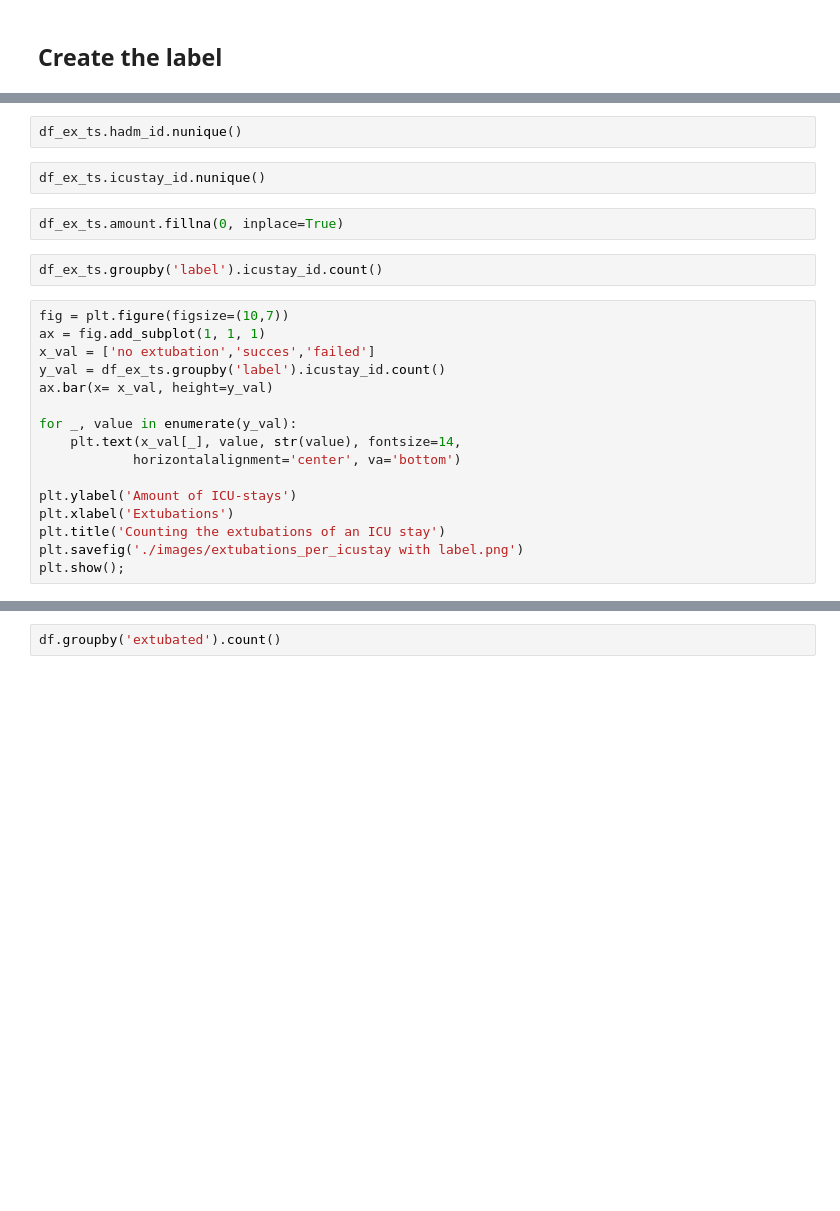
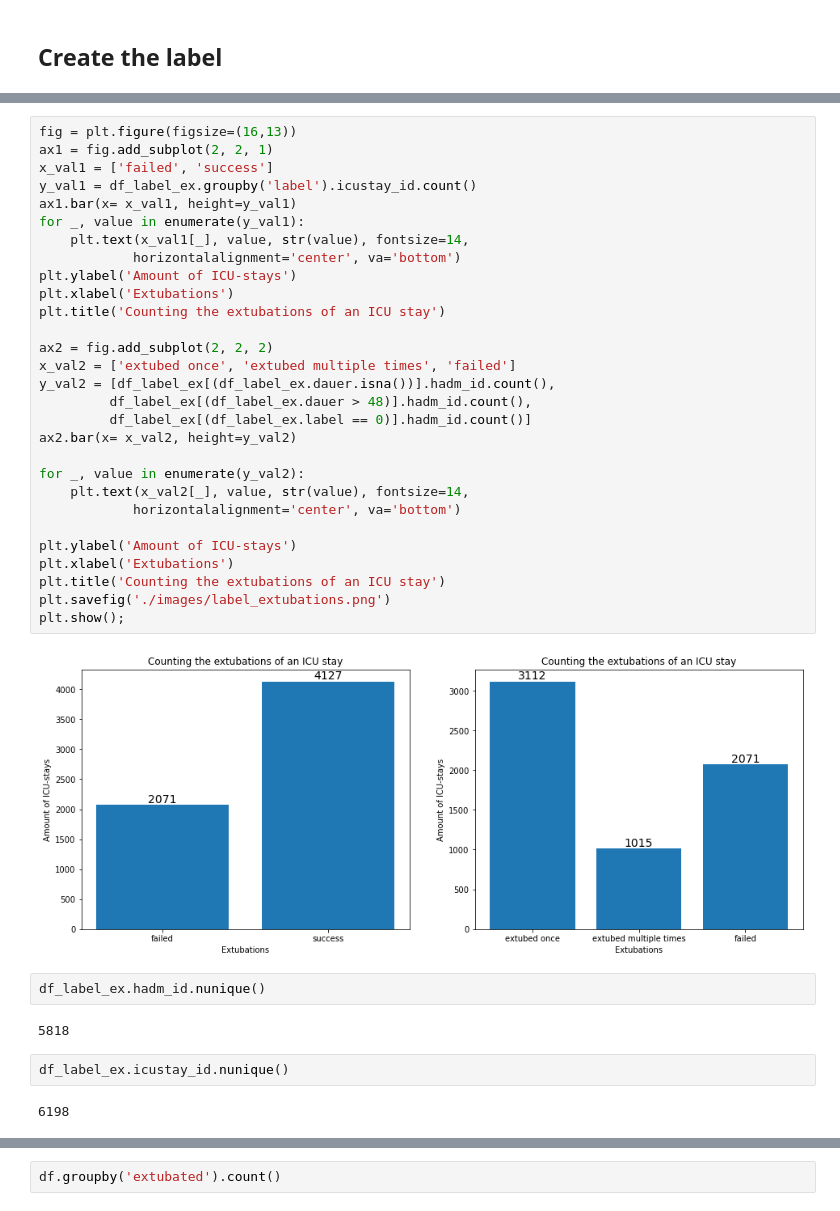
Before and after one commit to m-kno/mimic3, a Jupyter notebook: MIMIC_EDA.ipynb, the cells around one changed output, grey strips where cells are left out. Saved outputs shown, nothing was run; the diff lists cells and outputs as text; blank space fills up the shorter version.

```diff
--- a/MIMIC_EDA.ipynb
+++ b/MIMIC_EDA.ipynb
@@ -202,24 +366,39 @@ df_ex_ts.shape
+# %%
+fig = plt.figure(figsize=(16,13))
+ax1 = fig.add_subplot(2, 2, 1)
+x_val1 = ['failed', 'success']
+y_val1 = df_label_ex.groupby('label').icustay_id.count()
+ax1.bar(x= x_val1, height=y_val1)
+for _, value in enumerate(y_val1):
+    plt.text(x_val1[_], value, str(value), fontsize=14,
+            horizontalalignment='center', va='bottom')
+plt.ylabel('Amount of ICU-stays')
+plt.xlabel('Extubations')
+plt.title('Counting the extubations of an ICU stay')
+
+ax2 = fig.add_subplot(2, 2, 2)
+x_val2 = ['extubed once', 'extubed multiple times', 'failed']
+y_val2 = [df_label_ex[(df_label_ex.dauer.isna())].hadm_id.count(),
+         df_label_ex[(df_label_ex.dauer > 48)].hadm_id.count(),
+         df_label_ex[(df_label_ex.label == 0)].hadm_id.count()]
+ax2.bar(x= x_val2, height=y_val2)
+
+for _, value in enumerate(y_val2):
+    plt.text(x_val2[_], value, str(value), fontsize=14,
+            horizontalalignment='center', va='bottom')
+
+plt.ylabel('Amount of ICU-stays')
+plt.xlabel('Extubations')
+plt.title('Counting the extubations of an ICU stay')
+plt.savefig('./images/label_extubations.png')
+plt.show();
+# %% [output]
+[figure, added]
 # %%
-df_ex_ts.hadm_id.nunique()
+df_label_ex.hadm_id.nunique()
+# %% [output]
+5818
 # %%
-df_ex_ts.icustay_id.nunique()
+df_label_ex.icustay_id.nunique()
+# %% [output]
+6198
-# %%
-df_ex_ts.amount.fillna(0, inplace=True)
-# %%
-df_ex_ts.groupby('label').icustay_id.count()
-# %%
-fig = plt.figure(figsize=(10,7))
-ax = fig.add_subplot(1, 1, 1)
-x_val = ['no extubation','succes','failed']
-y_val = df_ex_ts.groupby('label').icustay_id.count()
-ax.bar(x= x_val, height=y_val)
-
-for _, value in enumerate(y_val):
-    plt.text(x_val[_], value, str(value), fontsize=14,
-            horizontalalignment='center', va='bottom')
-
-plt.ylabel('Amount of ICU-stays')
-plt.xlabel('Extubations')
-plt.title('Counting the extubations of an ICU stay')
-plt.savefig('./images/extubations_per_icustay with label.png')
-plt.show();
```
Also changed, not shown: parts of 91 cells of this notebook, 20 other files.
